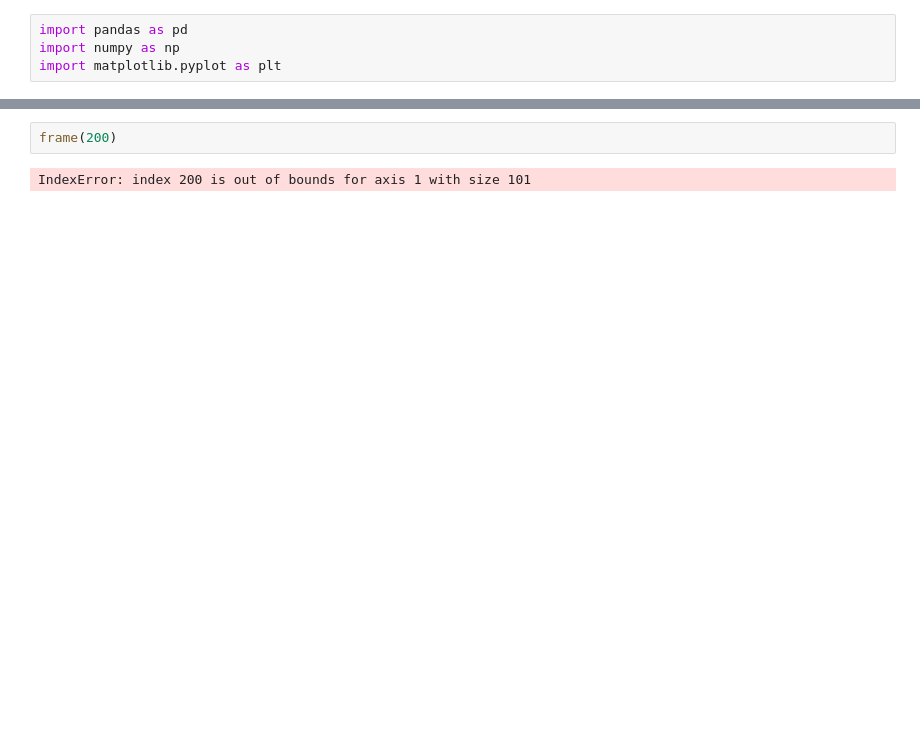
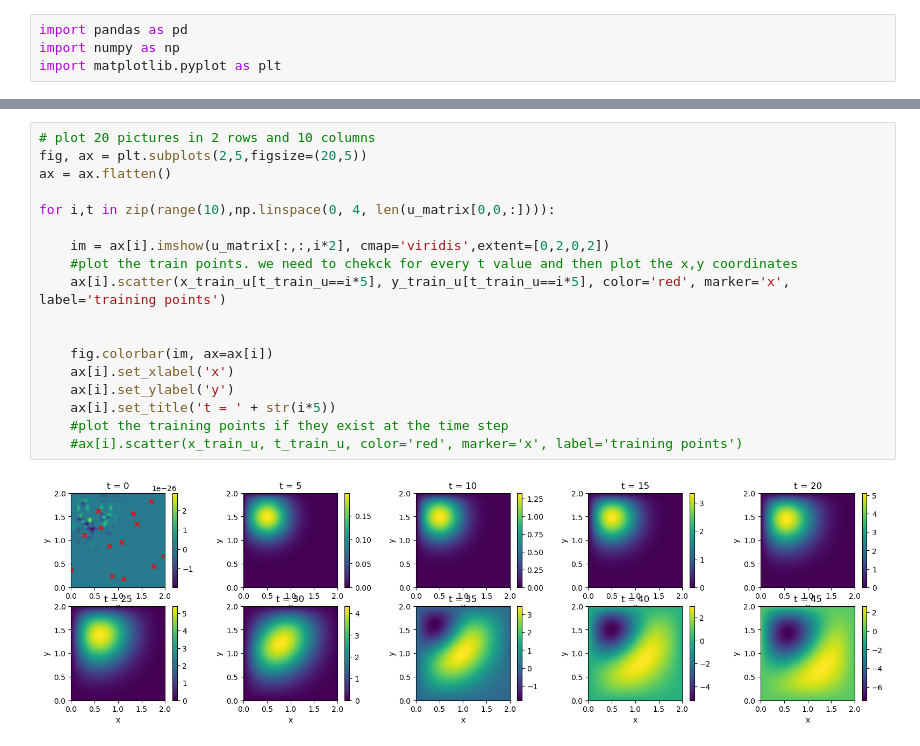
Before and after one commit to TobiLeitgeb/Code_bac, a Jupyter notebook: final_examples/wave_equation/test_import.ipynb, the cells around one changed output, grey strips where cells are left out. Drawn from its saved outputs; the diff is of its cells as text; blank space fills up the shorter version.

```diff
--- a/final_examples/wave_equation/test_import.ipynb
+++ b/final_examples/wave_equation/test_import.ipynb
@@ -88,4 +112,20 @@ ani.save('test.mp4', writer='ffmpeg', fps=30)
-# %%
-frame(200)
-# %% [output]
-IndexError: index 200 is out of bounds for axis 1 with size 101
+# %%
+# plot 20 pictures in 2 rows and 10 columns
+fig, ax = plt.subplots(2,5,figsize=(20,5))
+ax = ax.flatten()
+
+for i,t in zip(range(10),np.linspace(0, 4, len(u_matrix[0,0,:]))):
+
+    im = ax[i].imshow(u_matrix[:,:,i*2], cmap='viridis',extent=[0,2,0,2])
+    #plot the train points. we need to chekck for every t value and then plot the x,y coordinates
+    ax[i].scatter(x_train_u[t_train_u==i*5], y_train_u[t_train_u==i*5], color='red', marker='x', label='training points')
+
+
+    fig.colorbar(im, ax=ax[i])
+    ax[i].set_xlabel('x')
+    ax[i].set_ylabel('y')
+    ax[i].set_title('t = ' + str(i*5))
+    #plot the training points if they exist at the time step
+    #ax[i].scatter(x_train_u, t_train_u, color='red', marker='x', label='training points')
+# %% [output]
+[figure, added]
```
Also changed, not shown: parts of 3 cells of this notebook, 20 other files.
